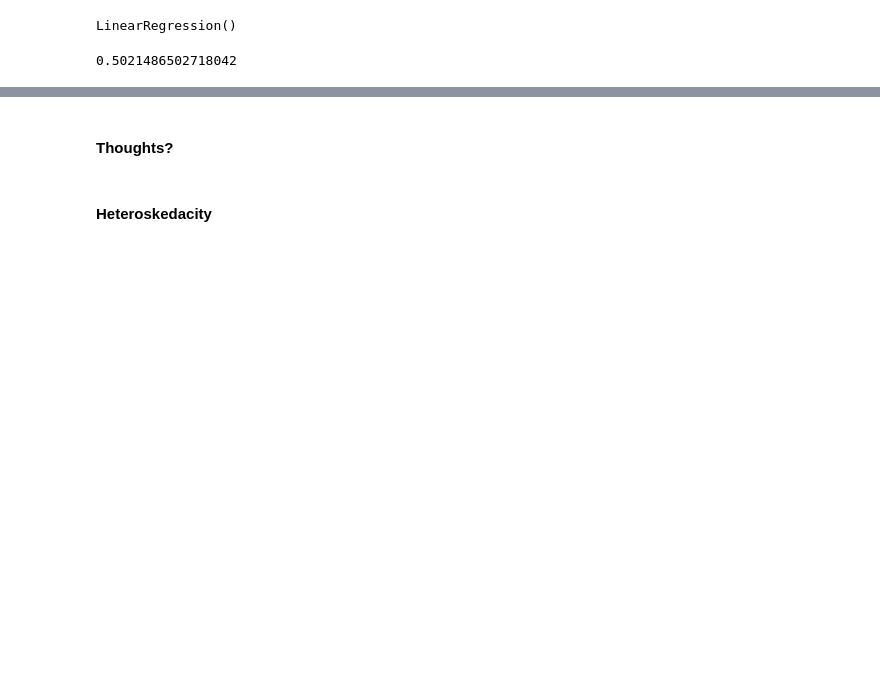
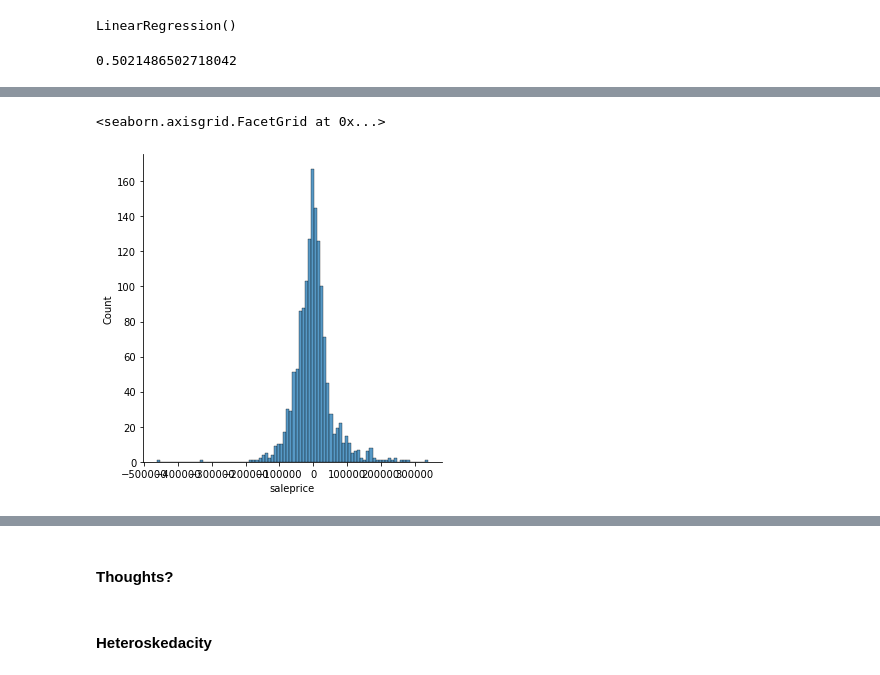
Before and after one commit to zpollats/DS-Live-051622, a Jupyter notebook: Phase2/SimpleLinearRegressionPractice.ipynb, the cells around one changed output, grey strips where cells are left out. Cells and saved outputs as stored; diff of their text form; code cells hidden in the pictures; blank space fills up the shorter version.

```diff
--- a/Phase2/SimpleLinearRegressionPractice.ipynb
+++ b/Phase2/SimpleLinearRegressionPractice.ipynb
@@ -244,2 +247,6 @@ array([532794.74889245])
 # %%
 # sns
+sns.displot(resids)
+# %% [output]
+<seaborn.axisgrid.FacetGrid at 0x...>
+[figure, added]
```
Also changed, not shown: parts of 9 cells of this notebook.
